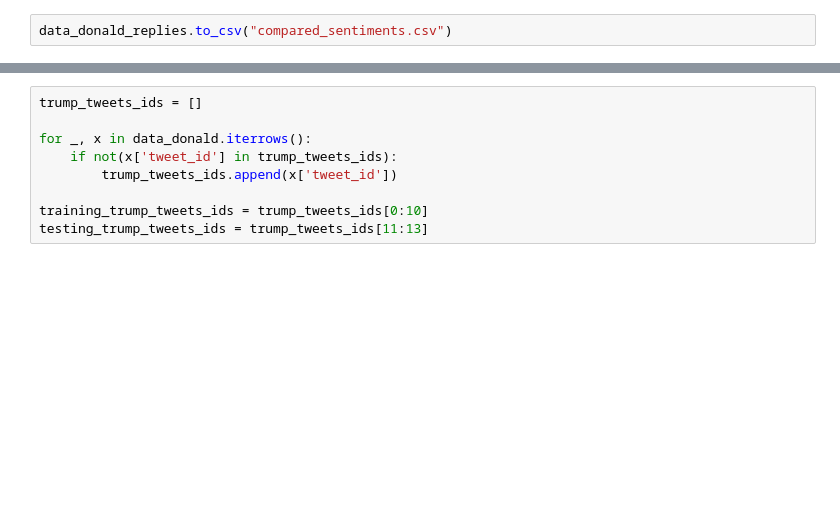
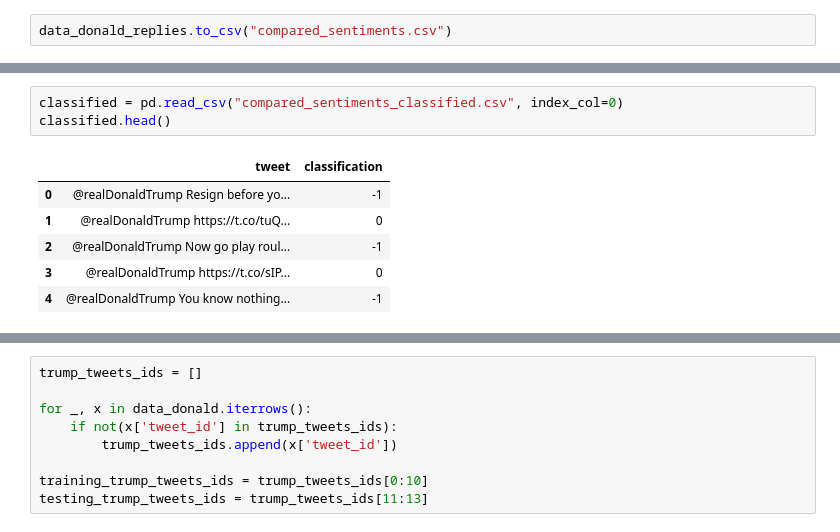
Before and after one commit to sarah-bullard/cmsc320-finalproject, a Jupyter notebook: cmsc320finalproject.ipynb, the cells around one changed output, grey strips where cells are left out. Saved outputs shown, nothing was run; the diff lists cells and outputs as text; blank space fills up the shorter version.

```diff
--- a/cmsc320finalproject.ipynb
+++ b/cmsc320finalproject.ipynb
@@ -643,0 +645,10 @@ We want to use 11 of Trump's tweets (and the replies to them) to train our machi
+# %%
+classified = pd.read_csv("compared_sentiments_classified.csv", index_col=0)
+classified.head()
+# %% [output]
+|  | tweet | classification |
+| 0 | @realDonaldTrump Resign before yo... | -1 |
+| 1 | @realDonaldTrump https://t.co/tuQ... | 0 |
+| 2 | @realDonaldTrump Now go play roul... | -1 |
+| 3 | @realDonaldTrump https://t.co/sIP... | 0 |
+| 4 | @realDonaldTrump You know nothing... | -1 |
```
Also changed, not shown: parts of 17 cells of this notebook.
